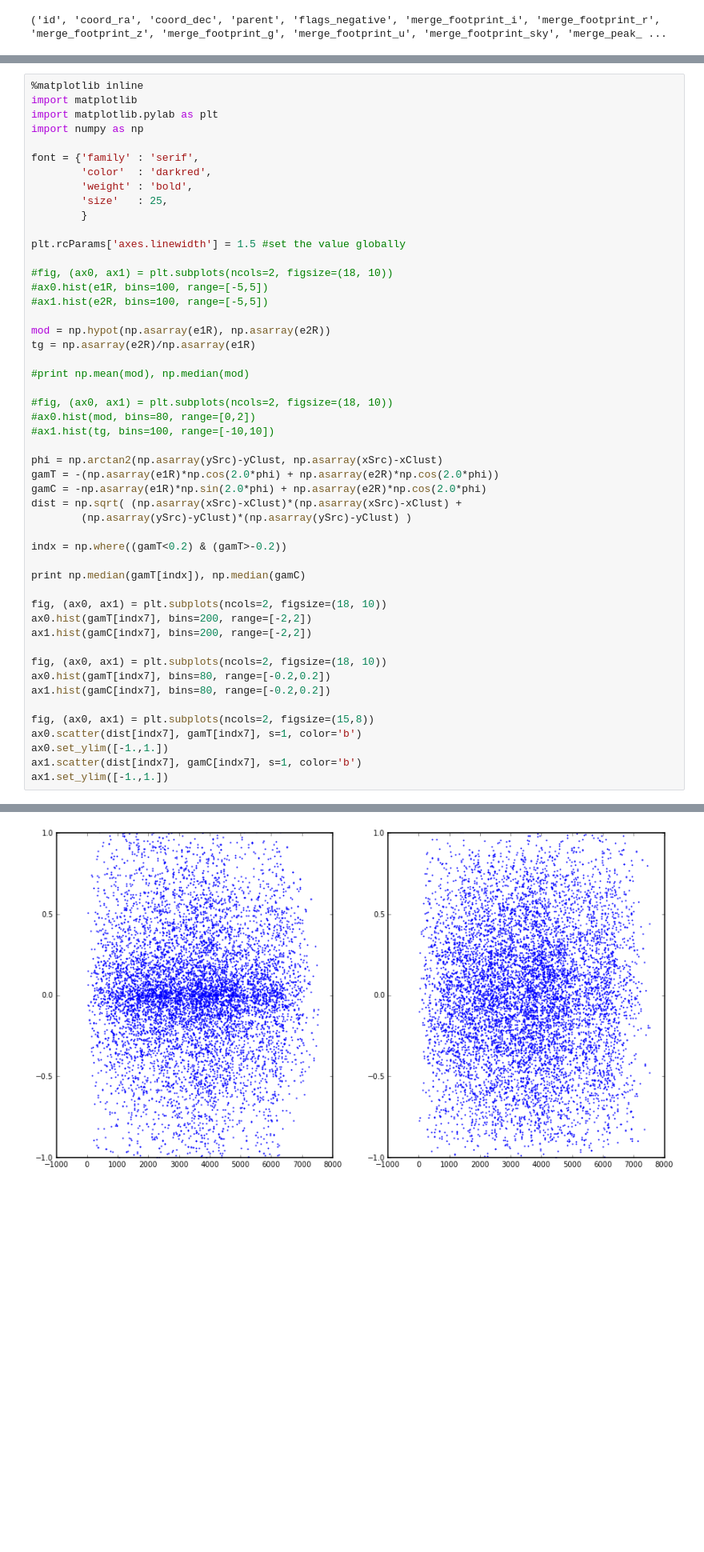
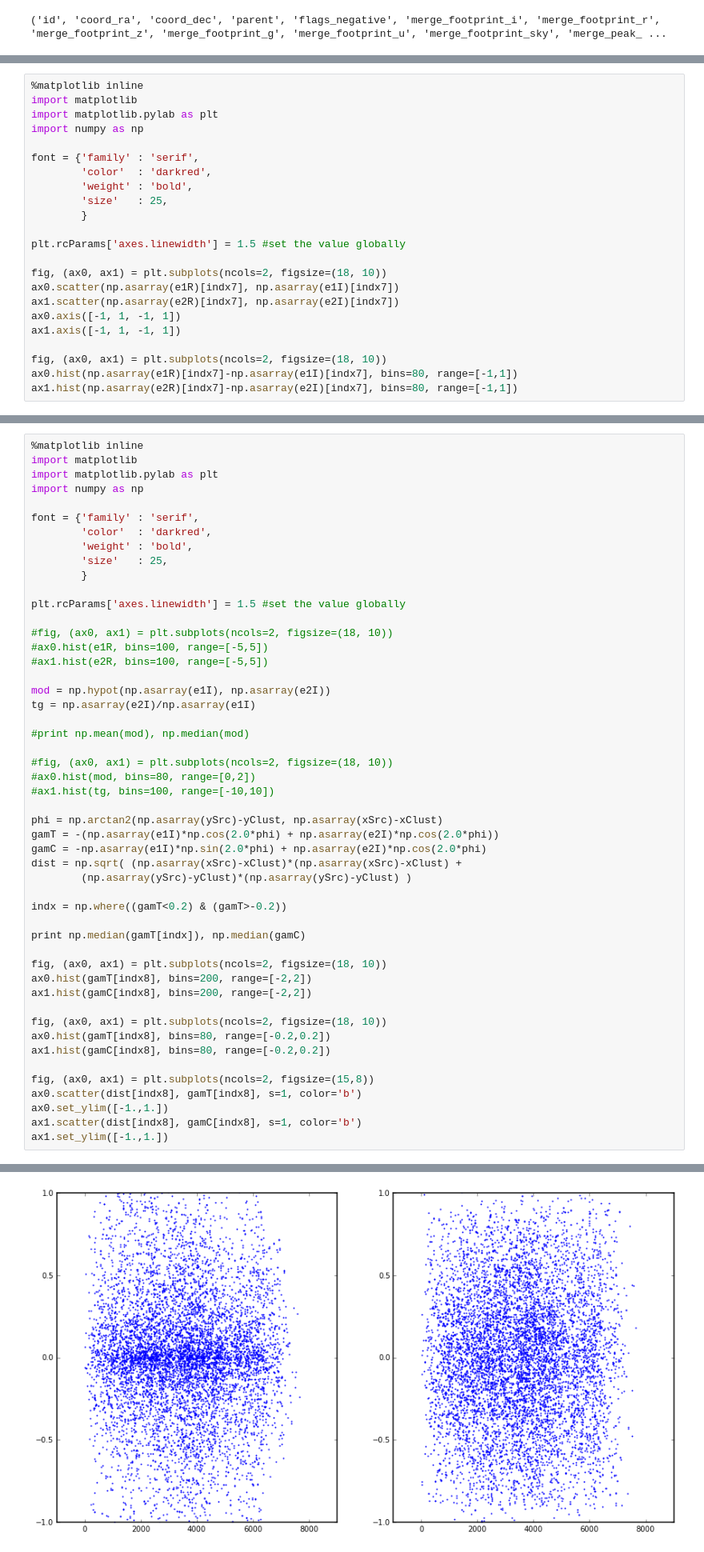
Before and after one commit to lsst-france/LSST_notebooks, a Jupyter notebook: cluster_CL0016.ipynb, the cells around one changed output, grey strips where cells are left out. Shown at 80% size. Saved outputs shown, nothing was run; the diff lists cells and outputs as text; blank space fills up the shorter version.

```diff
--- a/cluster_CL0016.ipynb
+++ b/cluster_CL0016.ipynb
@@ -299,0 +315,23 @@ ax0.hist(np.asarray(res)[indx6], bins=80)
+# %%
+%matplotlib inline
+import matplotlib
+import matplotlib.pylab as plt
+import numpy as np
+
+font = {'family' : 'serif',
+        'color'  : 'darkred',
+        'weight' : 'bold',
+        'size'   : 25,
+        }
+
+plt.rcParams['axes.linewidth'] = 1.5 #set the value globally
+
+fig, (ax0, ax1) = plt.subplots(ncols=2, figsize=(18, 10))
+ax0.scatter(np.asarray(e1R)[indx7], np.asarray(e1I)[indx7])
+ax1.scatter(np.asarray(e2R)[indx7], np.asarray(e2I)[indx7])
+ax0.axis([-1, 1, -1, 1])
+ax1.axis([-1, 1, -1, 1])
+
+fig, (ax0, ax1) = plt.subplots(ncols=2, figsize=(18, 10))
+ax0.hist(np.asarray(e1R)[indx7]-np.asarray(e1I)[indx7], bins=80, range=[-1,1])
+ax1.hist(np.asarray(e2R)[indx7]-np.asarray(e2I)[indx7], bins=80, range=[-1,1])
@@ -319,8 +380,8 @@ plt.rcParams['axes.linewidth'] = 1.5 #set the value globally
 #ax0.hist(e1R, bins=100, range=[-5,5])
 #ax1.hist(e2R, bins=100, range=[-5,5])
 
-mod = np.hypot(np.asarray(e1R), np.asarray(e2R))
-tg = np.asarray(e2R)/np.asarray(e1R)
+mod = np.hypot(np.asarray(e1I), np.asarray(e2I))
+tg = np.asarray(e2I)/np.asarray(e1I)
 
 #print np.mean(mod), np.median(mod)
 
@@ -329,8 +390,8 @@ tg = np.asarray(e2R)/np.asarray(e1R)
 #ax1.hist(tg, bins=100, range=[-10,10])
 
 phi = np.arctan2(np.asarray(ySrc)-yClust, np.asarray(xSrc)-xClust)
-gamT = -(np.asarray(e1R)*np.cos(2.0*phi) + np.asarray(e2R)*np.cos(2.0*phi))
-gamC = -np.asarray(e1R)*np.sin(2.0*phi) + np.asarray(e2R)*np.cos(2.0*phi)
+gamT = -(np.asarray(e1I)*np.cos(2.0*phi) + np.asarray(e2I)*np.cos(2.0*phi))
+gamC = -np.asarray(e1I)*np.sin(2.0*phi) + np.asarray(e2I)*np.cos(2.0*phi)
 dist = np.sqrt( (np.asarray(xSrc)-xClust)*(np.asarray(xSrc)-xClust) +
         (np.asarray(ySrc)-yClust)*(np.asarray(ySrc)-yClust) )
 
@@ -339,16 +400,16 @@ indx = np.where((gamT<0.2) & (gamT>-0.2))
 print np.median(gamT[indx]), np.median(gamC)
 
 fig, (ax0, ax1) = plt.subplots(ncols=2, figsize=(18, 10))
-ax0.hist(gamT[indx7], bins=200, range=[-2,2])
-ax1.hist(gamC[indx7], bins=200, range=[-2,2])
+ax0.hist(gamT[indx8], bins=200, range=[-2,2])
+ax1.hist(gamC[indx8], bins=200, range=[-2,2])
 
 fig, (ax0, ax1) = plt.subplots(ncols=2, figsize=(18, 10))
-ax0.hist(gamT[indx7], bins=80, range=[-0.2,0.2])
-ax1.hist(gamC[indx7], bins=80, range=[-0.2,0.2])
+ax0.hist(gamT[indx8], bins=80, range=[-0.2,0.2])
+ax1.hist(gamC[indx8], bins=80, range=[-0.2,0.2])
 
 fig, (ax0, ax1) = plt.subplots(ncols=2, figsize=(15,8))
-ax0.scatter(dist[indx7], gamT[indx7], s=1, color='b')
+ax0.scatter(dist[indx8], gamT[indx8], s=1, color='b')
 ax0.set_ylim([-1.,1.])
-ax1.scatter(dist[indx7], gamC[indx7], s=1, color='b')
+ax1.scatter(dist[indx8], gamC[indx8], s=1, color='b')
 ax1.set_ylim([-1.,1.])
 # %% [output]
@@ -359,3 +420,3 @@ ax1.set_ylim([-1.,1.])
-[figure, old version]
+[figure, new version]
 # %%
 dMin = 0.
```
Also changed, not shown: parts of 13 cells of this notebook.
